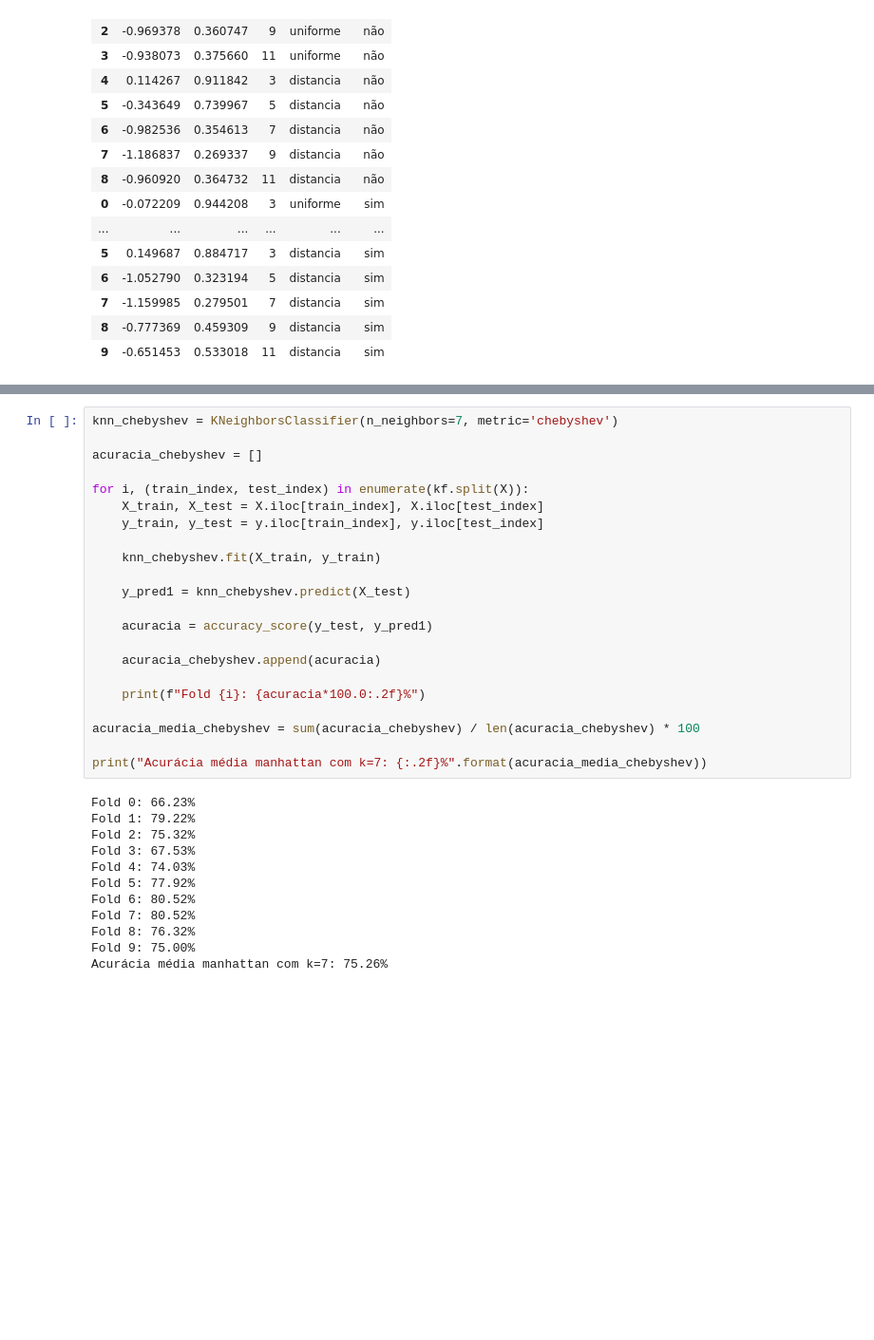
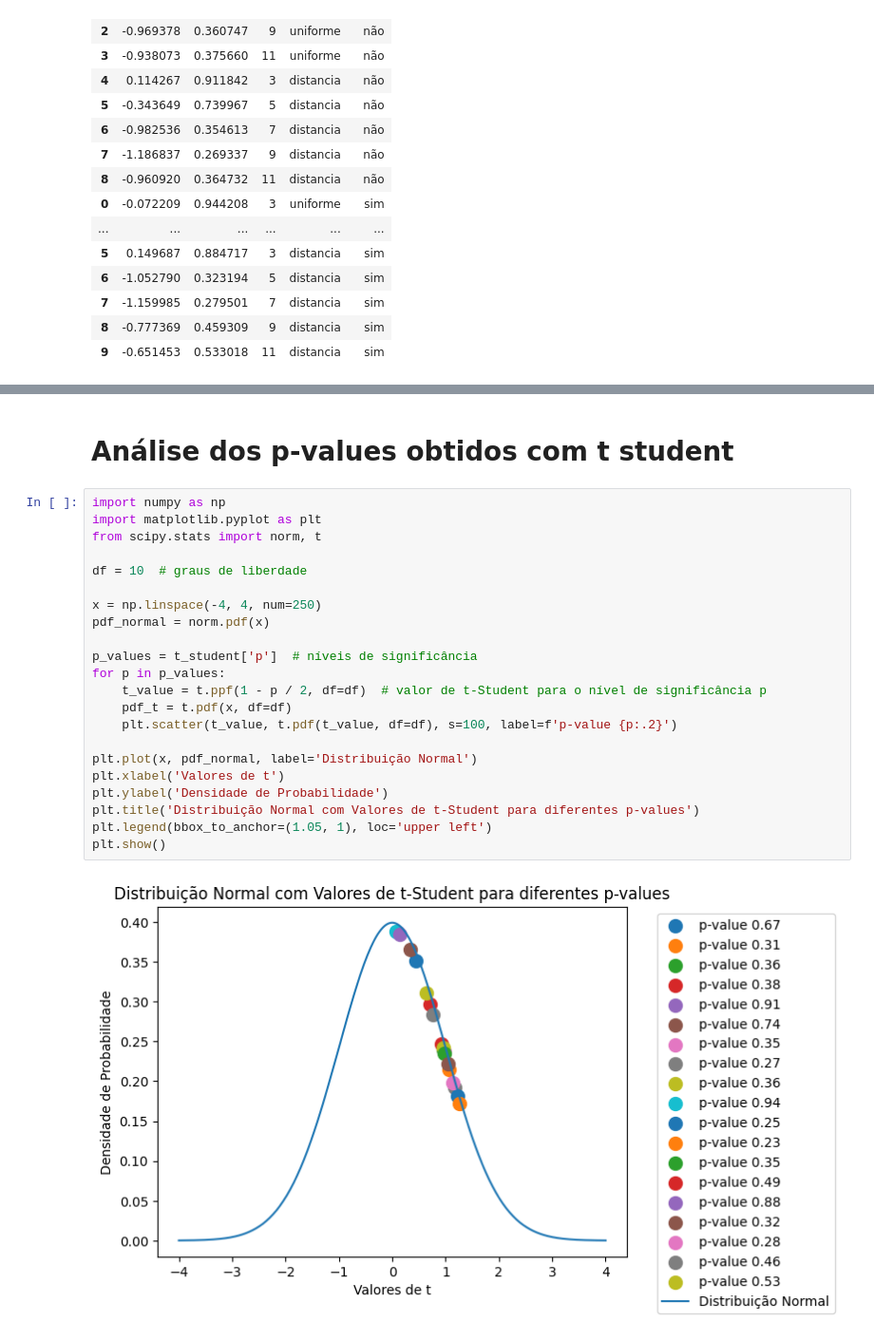
Before and after one commit to Larilw/T2_ICD, a Jupyter notebook: trabalho2.ipynb, the cells around one changed output, grey strips where cells are left out. Shown at 95% size. Cells and saved outputs as stored; diff of their text form; blank space fills up the shorter version.

```diff
--- a/trabalho2.ipynb
+++ b/trabalho2.ipynb
@@ -977,34 +959,26 @@ NameError: name 'X' is not defined
-# %%
-knn_chebyshev = KNeighborsClassifier(n_neighbors=7, metric='chebyshev')
-
-acuracia_chebyshev = []
-
-for i, (train_index, test_index) in enumerate(kf.split(X)):
-    X_train, X_test = X.iloc[train_index], X.iloc[test_index]
-    y_train, y_test = y.iloc[train_index], y.iloc[test_index]
-
-    knn_chebyshev.fit(X_train, y_train)
-
-    y_pred1 = knn_chebyshev.predict(X_test)
-
-    acuracia = accuracy_score(y_test, y_pred1)
-
-    acuracia_chebyshev.append(acuracia)
-
-    print(f"Fold {i}: {acuracia*100.0:.2f}%")
-
-acuracia_media_chebyshev = sum(acuracia_chebyshev) / len(acuracia_chebyshev) * 100
-
-print("Acurácia média manhattan com k=7: {:.2f}%".format(acuracia_media_chebyshev))
-# %% [output]
-Fold 0: 66.23%
-Fold 1: 79.22%
-Fold 2: 75.32%
-Fold 3: 67.53%
-Fold 4: 74.03%
-Fold 5: 77.92%
-Fold 6: 80.52%
-Fold 7: 80.52%
-Fold 8: 76.32%
-Fold 9: 75.00%
-Acurácia média manhattan com k=7: 75.26%
+# %% [markdown]
+# Análise dos p-values obtidos com t student
+# %%
+import numpy as np
+import matplotlib.pyplot as plt
+from scipy.stats import norm, t
+
+df = 10  # graus de liberdade
+
+x = np.linspace(-4, 4, num=250)
+pdf_normal = norm.pdf(x)
+
+p_values = t_student['p']  # níveis de significância
+for p in p_values:
+    t_value = t.ppf(1 - p / 2, df=df)  # valor de t-Student para o nível de significância p
+    pdf_t = t.pdf(x, df=df)
+    plt.scatter(t_value, t.pdf(t_value, df=df), s=100, label=f'p-value {p:.2}')
+
+plt.plot(x, pdf_normal, label='Distribuição Normal')
+plt.xlabel('Valores de t')
+plt.ylabel('Densidade de Probabilidade')
+plt.title('Distribuição Normal com Valores de t-Student para diferentes p-values')
+plt.legend(bbox_to_anchor=(1.05, 1), loc='upper left')
+plt.show()
+# %% [output]
+[figure, added]
```
Also changed, not shown: parts of 36 cells of this notebook.
